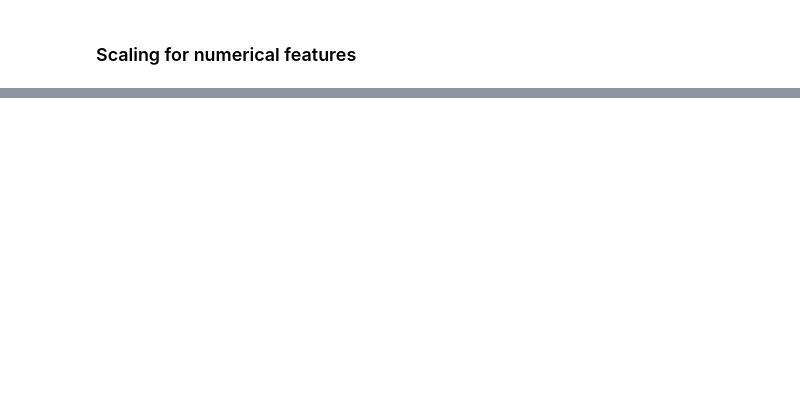
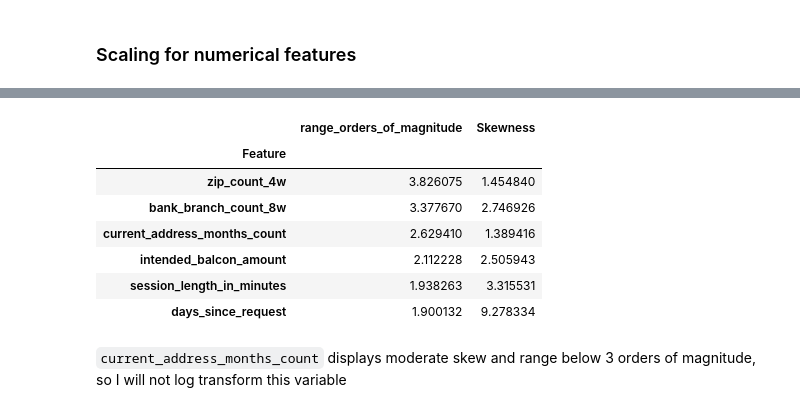
Before and after one commit to jonnywong288/bank-account-fraud, a Jupyter notebook: feature_engineering.ipynb, the cells around one changed output, grey strips where cells are left out. Saved outputs shown, nothing was run; the diff lists cells and outputs as text; code cells hidden in the pictures; blank space fills up the shorter version.

```diff
--- a/feature_engineering.ipynb
+++ b/feature_engineering.ipynb
@@ -41,2 +118,17 @@ X_train, X_test, y_train, y_test = train_test_split(df_base.drop('fraud_bool', a
 # %% [markdown]
 ### Scaling for numerical features
+# %%
+# test for skewness for possible log transformation
+from scipy.stats import skew
+numericals = data_types['numerical_continuous_bounded']+data_types['numerical_continuous_unbounded']+data_types['numerical_discrete']+['customer_age']
+to_drop = ['prev_address_months_count', 'bank_months_count']
+features = []
+skews = []
+min_values = []
+for i in numericals:
+    if i not in to_drop:
+        features.append(i)
+        skews.append(skew(X_train[i]))
+        min_values.append(min(X_train[i]))
+skews_df = pd.DataFrame({'Feature':features, 'Skewness':skews, 'Min':min_values}).sort_values('Skewness', ascending=False).set_index('Feature')
+skews_df
@@ -42,0 +151,34 @@ X_train, X_test, y_train, y_test = train_test_split(df_base.drop('fraud_bool', a
+# %%
+significant_skews = list(skews_df[skews_df.Skewness >= 1].index)
+# shift variables to push negative values above 0
+shifted_df = {}
+for i in significant_skews:
+    min_value = skews_df.loc[i].Min
+    if min_value <1 :
+        shifted_df[i] = X_train[i] + 1 + abs(min_value)
+    else:
+        shifted_df[i] = X_train[i]
+
+# check if range of values spans 3 orders of magnitude (largest value is over 10^3 time the smallest value)
+features = []
+range_orders_of_magnitude = []
+for i,j in shifted_df.items():
+    log_min = np.log10(min(j))
+    log_max = np.log10(max(j))
+    range_orders_of_magnitude.append(log_max - log_min)
+    features.append(i)
+magnitude_of_ranges_df = pd.DataFrame({'Feature': features,
+                                       'range_orders_of_magnitude':range_orders_of_magnitude}).sort_values('range_orders_of_magnitude', ascending=False).set_index('Feature')
+magnitude_of_ranges_df = magnitude_of_ranges_df.join(skews_df.drop('Min', axis=1), on='Feature', how='left')
+magnitude_of_ranges_df
+# %% [output]
+|  | range_orders_of_magnitude | Skewness |
+| Feature |  |  |
+| zip_count_4w | 3.826075 | 1.454840 |
+| bank_branch_count_8w | 3.377670 | 2.746926 |
+| current_address_months_count | 2.629410 | 1.389416 |
+| intended_balcon_amount | 2.112228 | 2.505943 |
+| session_length_in_minutes | 1.938263 | 3.315531 |
+| days_since_request | 1.900132 | 9.278334 |
+# %% [markdown]
+`current_address_months_count` displays moderate skew and range below 3 orders of magnitude, so I will not log transform this variable
```
Also changed, not shown: parts of 15 cells of this notebook.
